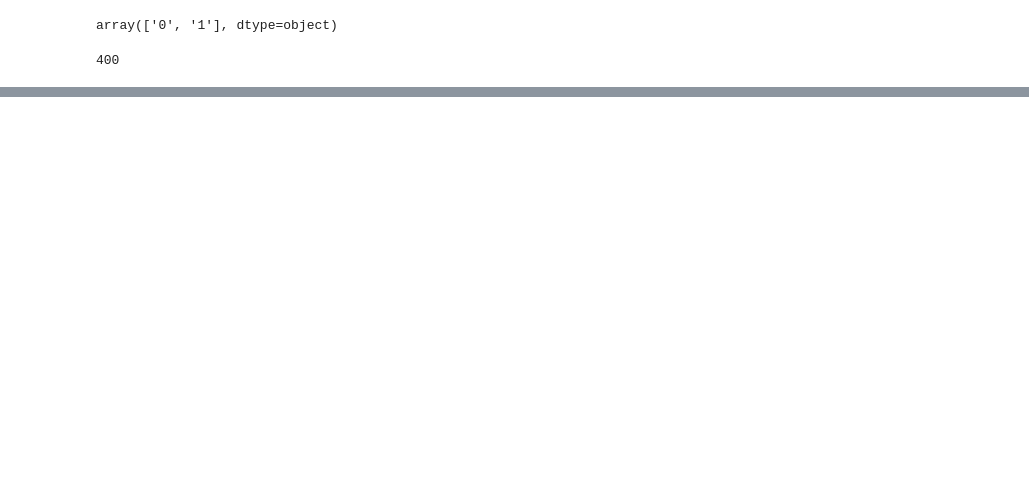
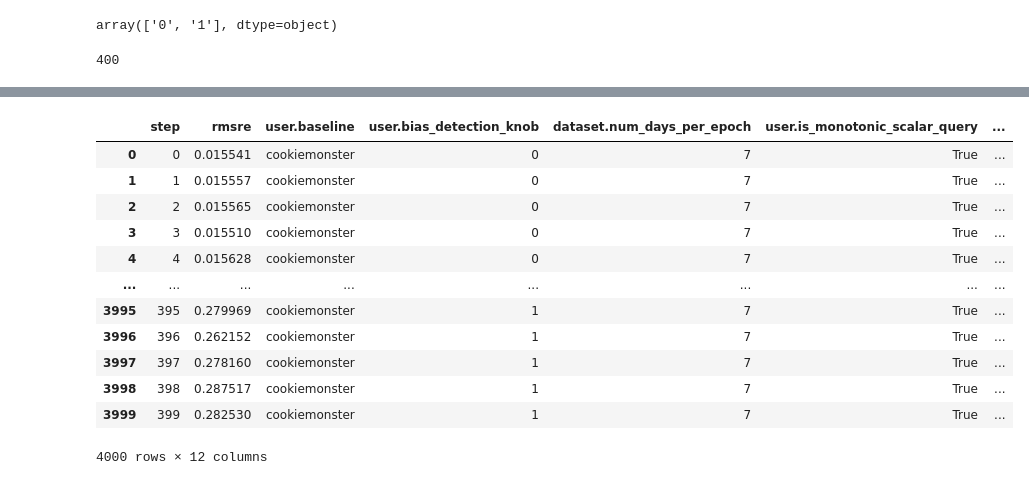
Before and after one commit to columbia/cookiemonster, a Jupyter notebook: notebooks/bias_data.ipynb, the cells around one changed output, grey strips where cells are left out. Drawn from its saved outputs; the diff is of its cells as text; code cells hidden in the pictures; blank space fills up the shorter version.

```diff
--- a/notebooks/bias_data.ipynb
+++ b/notebooks/bias_data.ipynb
@@ -254,3 +259,42 @@ for trace in boxes(**boxes_args):
 fig
 # %% [output]
 [interactive output not drawn]
+# %%
+rmsre_prediction_cutoffs = [0.016, 0.05, 0.1, 0.2, 0.5, 1, 5]
+
+dfs = []
+
+for baseline in DEFAULT_BASELINES_ORDER:
+    csv_name = csv_mapping[baseline]
+    base_df = query_df.query(f"baseline == '{csv_name}'").copy()
+    base_df["rmsre_original"] = base_df["rmsre"]
+    base_df.drop(columns=["rmsre_prediction"], inplace=True)
+    base_df["rmsre_prediction_cutoff"] = baseline
+    dfs.append(base_df)
+
+for rmsre_prediction_cutoff in rmsre_prediction_cutoffs:
+    chopped_df = query_df.query(f"baseline == 'cookiemonster_bias'").copy()
+    chopped_df["rmsre_original"] = chopped_df["rmsre"]
+    chopped_df["rmsre"] = chopped_df.apply(apply_bias_detection, axis=1)
+    chopped_df.drop(columns=["rmsre_prediction"], inplace=True)
+    chopped_df["rmsre_prediction_cutoff"] = str(rmsre_prediction_cutoff)
+
+    dfs.append(chopped_df)
+
+cutoffs_df = pd.concat(dfs, ignore_index=True)
+# %%
+cutoffs_df
+# %% [output]
+|  | step | rmsre | user.baseline | user.bias_detection_knob | dataset.num_days_per_epoch | user.is_monotonic_scalar_query | ... |
+| 0 | 0 | 0.015541 | cookiemonster | 0 | 7 | True | ... |
+| 1 | 1 | 0.015557 | cookiemonster | 0 | 7 | True | ... |
+| 2 | 2 | 0.015565 | cookiemonster | 0 | 7 | True | ... |
+| 3 | 3 | 0.015510 | cookiemonster | 0 | 7 | True | ... |
+| 4 | 4 | 0.015628 | cookiemonster | 0 | 7 | True | ... |
+| ... | ... | ... | ... | ... | ... | ... | ... |
+| 3995 | 395 | 0.279969 | cookiemonster | 1 | 7 | True | ... |
+| 3996 | 396 | 0.262152 | cookiemonster | 1 | 7 | True | ... |
+| 3997 | 397 | 0.278160 | cookiemonster | 1 | 7 | True | ... |
+| 3998 | 398 | 0.287517 | cookiemonster | 1 | 7 | True | ... |
+| 3999 | 399 | 0.282530 | cookiemonster | 1 | 7 | True | ... |
+4000 rows × 12 columns
```
Also changed, not shown: parts of 9 cells of this notebook, 4 other files.
